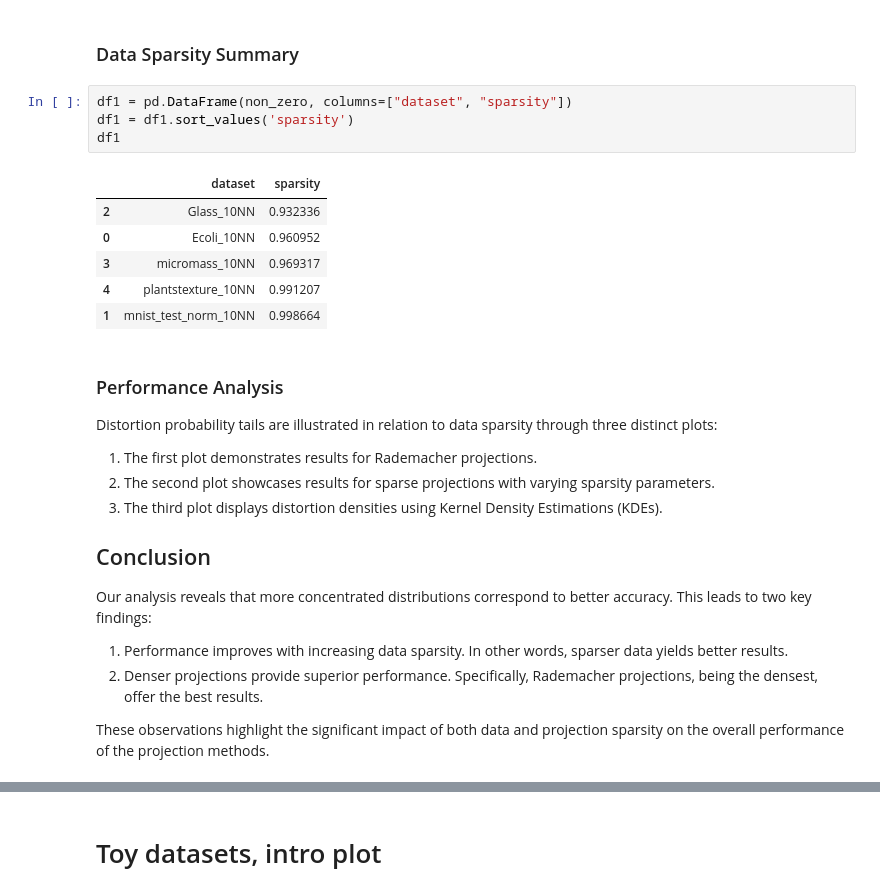
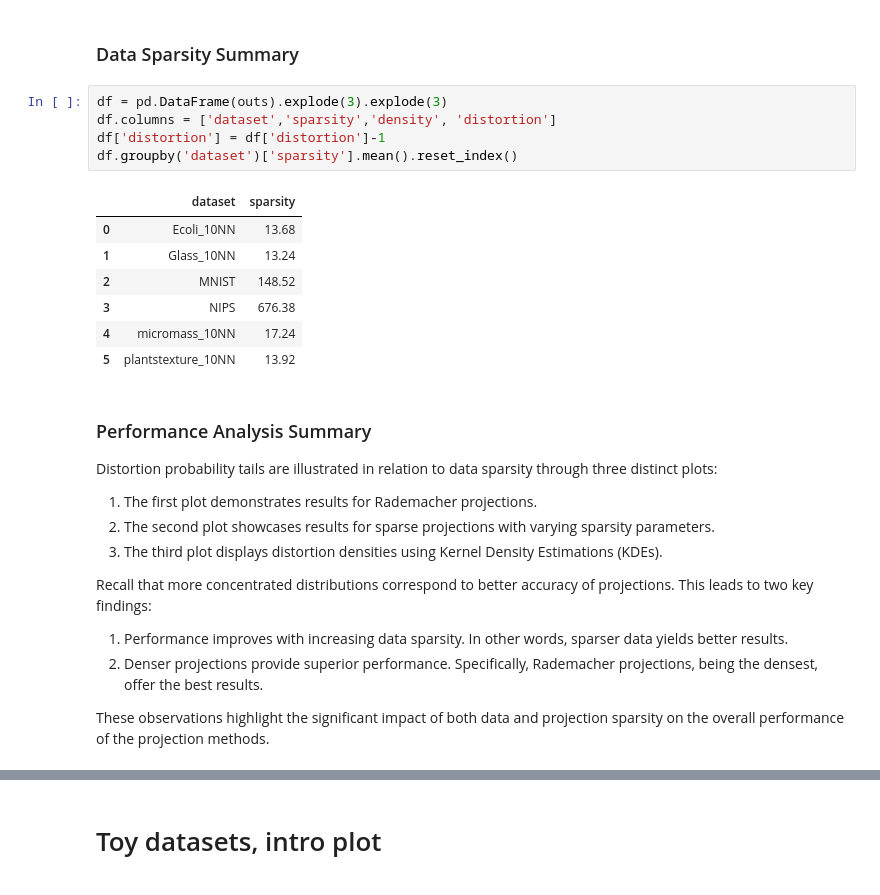
Before and after one commit to maciejskorski/NonobliviousRademacherProjections, a Jupyter notebook: notebooks/OptimalRademacherEmbeddings.ipynb, the cells around one changed output, grey strips where cells are left out. Drawn from its saved outputs; the diff is of its cells as text.

```diff
--- a/notebooks/OptimalRademacherEmbeddings.ipynb
+++ b/notebooks/OptimalRademacherEmbeddings.ipynb
@@ -824,18 +832,20 @@ plantstexture_10NN
 # %% [markdown]
 ### Data Sparsity Summary
-# %%
-df1 = pd.DataFrame(non_zero, columns=["dataset", "sparsity"])
-df1 = df1.sort_values('sparsity')
-df1
-# %% [output]
-|  | dataset | sparsity |
-| 2 | Glass_10NN | 0.932336 |
-| 0 | Ecoli_10NN | 0.960952 |
-| 3 | micromass_10NN | 0.969317 |
-| 4 | plantstexture_10NN | 0.991207 |
-| 1 | mnist_test_norm_10NN | 0.998664 |
+# %%
+df = pd.DataFrame(outs).explode(3).explode(3)
+df.columns = ['dataset','sparsity','density', 'distortion']
+df['distortion'] = df['distortion']-1
+df.groupby('dataset')['sparsity'].mean().reset_index()
+# %% [output]
+|  | dataset | sparsity |
+| 0 | Ecoli_10NN | 13.68 |
+| 1 | Glass_10NN | 13.24 |
+| 2 | MNIST | 148.52 |
+| 3 | NIPS | 676.38 |
+| 4 | micromass_10NN | 17.24 |
+| 5 | plantstexture_10NN | 13.92 |
 # %% [markdown]
-### Performance Analysis
+### Performance Analysis Summary
 
 Distortion probability tails are illustrated in relation to data sparsity through three distinct plots:
 
@@ -843,9 +853,8 @@ Distortion probability tails are illustrated in relation to data sparsity throug
 2. The second plot showcases results for sparse projections with varying sparsity parameters.
 3. The third plot displays distortion densities using Kernel Density Estimations (KDEs).
 
-## Conclusion
 
-Our analysis reveals that more concentrated distributions correspond to better accuracy. This leads to two key findings:
+Recall that more concentrated distributions correspond to better accuracy of projections. This leads to two key findings:
 
 1. Performance improves with increasing data sparsity. In other words, sparser data yields better results.
 2. Denser projections provide superior performance. Specifically, Rademacher projections, being the densest, offer the best results.
```
Also changed, not shown: parts of 35 cells of this notebook.
